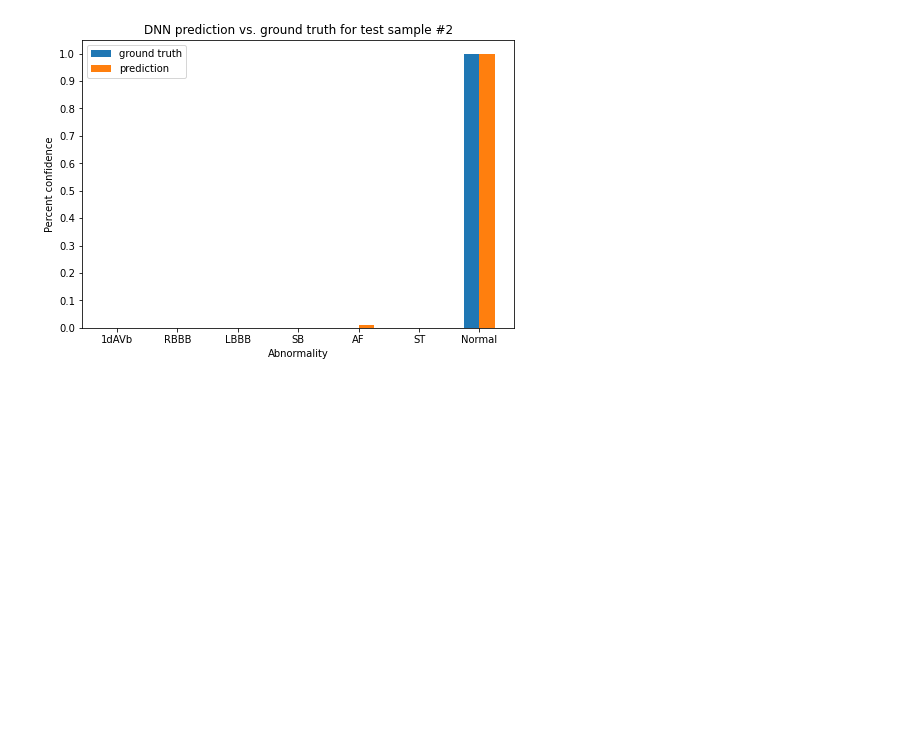
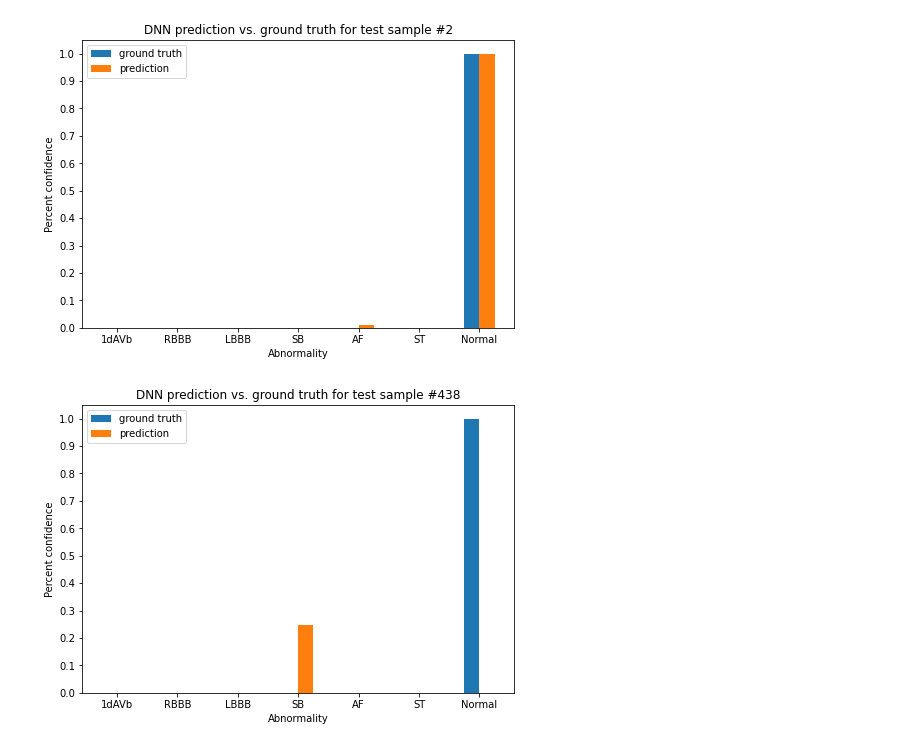
Before and after one commit to Xingyu96/automatic-ecg-diagnosis, a Jupyter notebook: outputs/datech_outputs/test_prediction.ipynb, the cells around one changed output. Drawn from its saved outputs; the diff is of its cells as text; code cells hidden in the pictures; blank space fills up the shorter version.

```diff
--- a/outputs/datech_outputs/test_prediction.ipynb
+++ b/outputs/datech_outputs/test_prediction.ipynb
@@ -28,7 +29,7 @@ def add_normal_column(threshold, dataset):
     return np.append(dataset, new_col, axis=1)
 # %%
 # add normal column to output and ground truth
-threshold = 0.1
+threshold = 0.12
 output = add_normal_column(threshold, output)
 ground_truth = add_normal_column(threshold, ground_truth)
 print(output.shape)
@@ -64,3 +95,7 @@ plot_prediction(15)
 plot_prediction(2)
 # %% [output]
 [figure]
+# %%
+plot_prediction(438)
+# %% [output]
+[figure, added]
```
Also changed, not shown: parts of 3 cells of this notebook, 2 other files.
